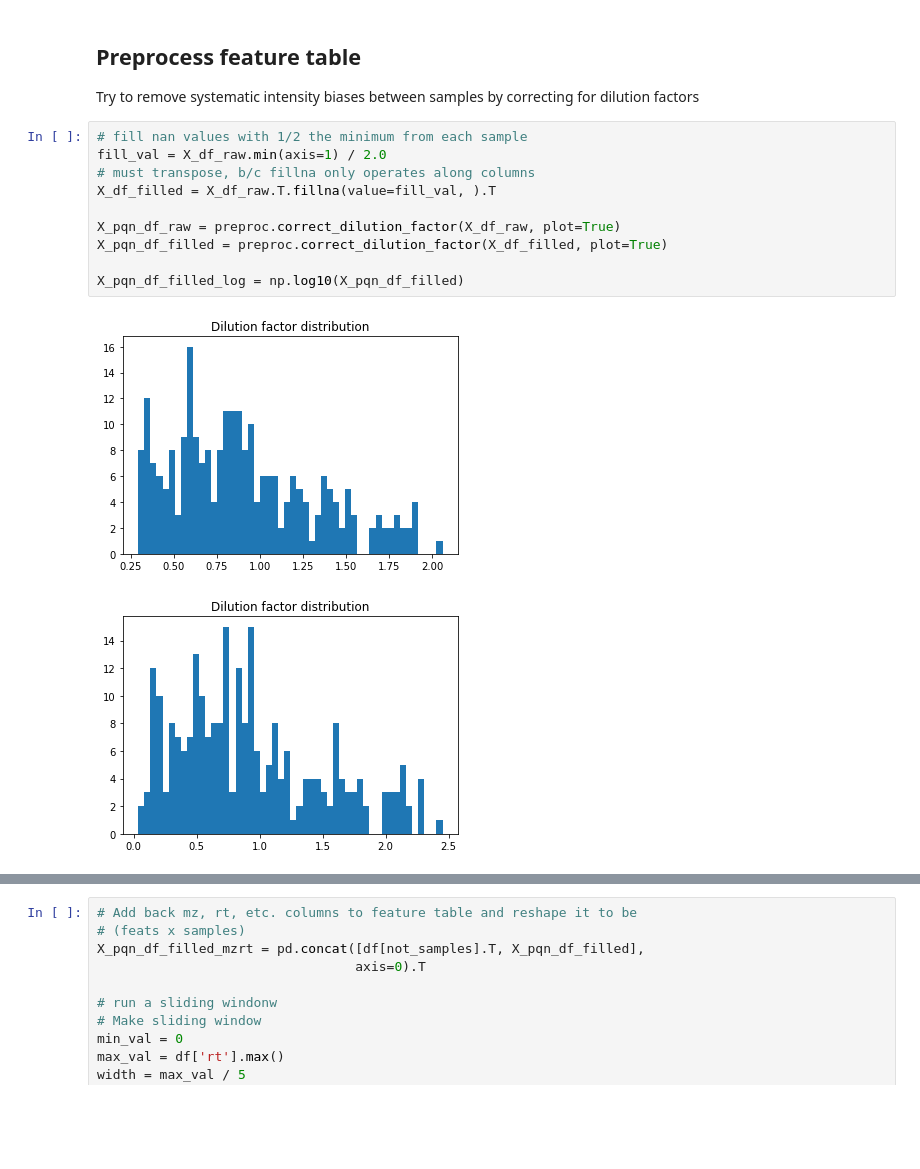
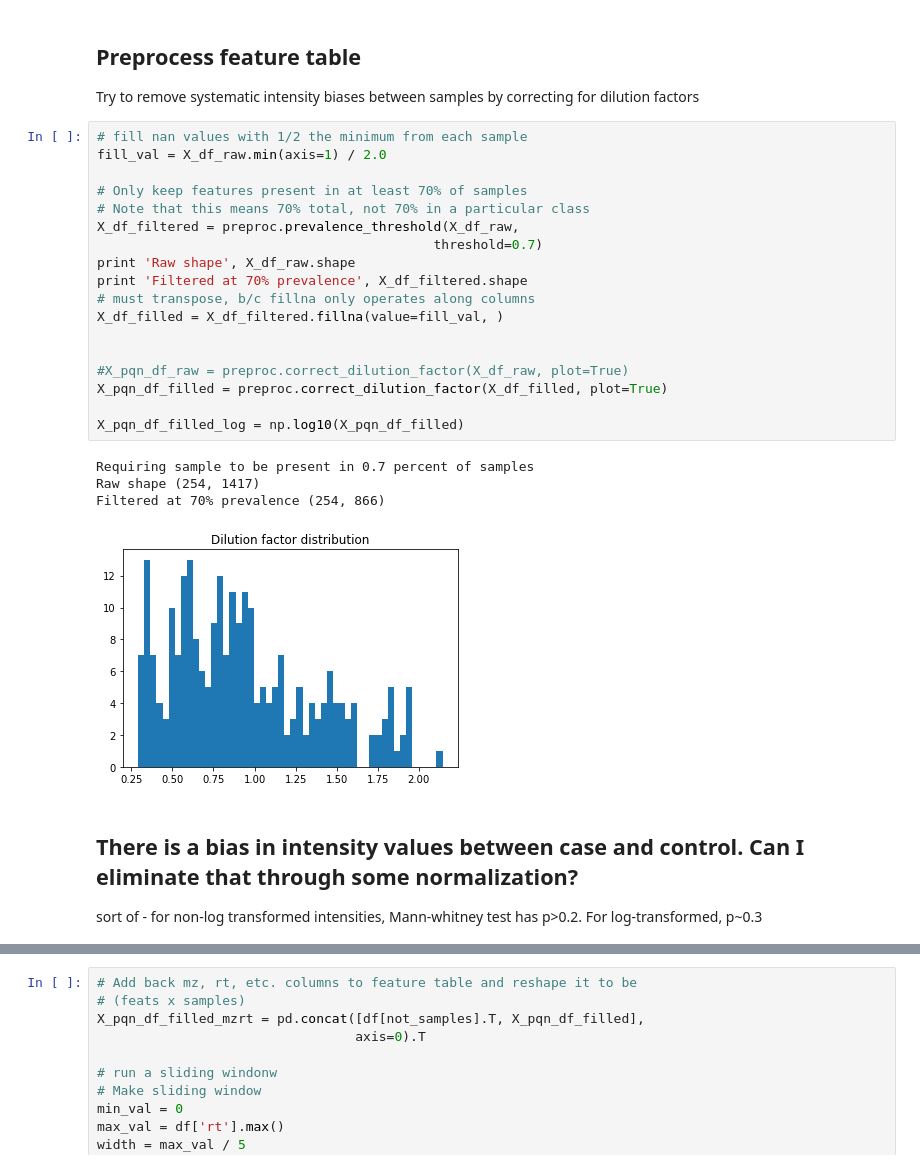
Before and after one commit to irockafe/metabolomics_processing, a Jupyter notebook: notebooks/MTBLS72/exploratory/auc_vs_rt_window_plots.ipynb, the cells around one changed output, grey strips where cells are left out. Drawn from its saved outputs; the diff is of its cells as text; blank space fills up the shorter version.

```diff
--- a/notebooks/MTBLS72/exploratory/auc_vs_rt_window_plots.ipynb
+++ b/notebooks/MTBLS72/exploratory/auc_vs_rt_window_plots.ipynb
@@ -176,13 +176,27 @@ Try to remove systematic intensity biases between samples by correcting for dilu
 # %%
 # fill nan values with 1/2 the minimum from each sample
 fill_val = X_df_raw.min(axis=1) / 2.0
+
+# Only keep features present in at least 70% of samples
+# Note that this means 70% total, not 70% in a particular class
+X_df_filtered = preproc.prevalence_threshold(X_df_raw,
+                                           threshold=0.7)
+print 'Raw shape', X_df_raw.shape
+print 'Filtered at 70% prevalence', X_df_filtered.shape
 # must transpose, b/c fillna only operates along columns
-X_df_filled = X_df_raw.T.fillna(value=fill_val, ).T
+X_df_filled = X_df_filtered.fillna(value=fill_val, )
 
-X_pqn_df_raw = preproc.correct_dilution_factor(X_df_raw, plot=True)
+
+#X_pqn_df_raw = preproc.correct_dilution_factor(X_df_raw, plot=True)
 X_pqn_df_filled = preproc.correct_dilution_factor(X_df_filled, plot=True)
 
 X_pqn_df_filled_log = np.log10(X_pqn_df_filled)
 # %% [output]
+Requiring sample to be present in 0.7 percent of samples
+Raw shape (254, 1417)
+Filtered at 70% prevalence (254, 866)
-[figure, old version]
+[figure, new version]
-[figure, removed]
+# %% [markdown]
+<h2> There is a bias in intensity values between case and control. Can I eliminate that through some normalization? </h2>
+sort of - for non-log transformed intensities, Mann-whitney test has p>0.2. For log-transformed, p~0.3
+<br>
```
Also changed, not shown: parts of 5 cells of this notebook.
